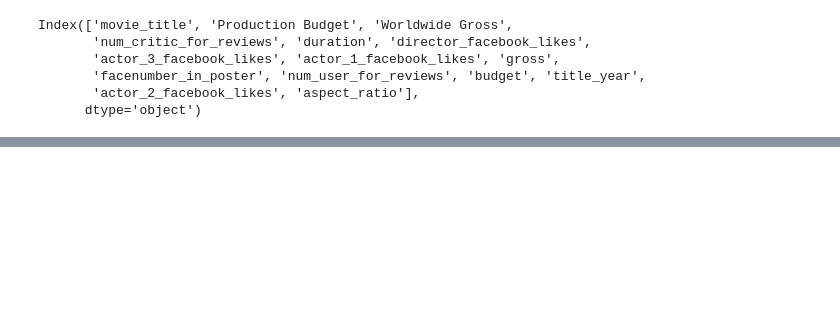
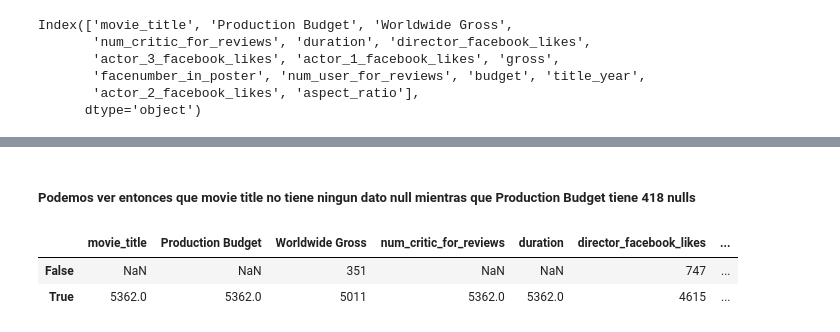
Before and after one commit to WillArevalo/Curso-de-Machine-Learning-Aplicado-con-Python, a Jupyter notebook: 11-12-13-14-15 - Cargar los datos necesarios para el proyecto-Inspección de los tipos de datos.ipynb, the cells around one changed output, grey strips where cells are left out. Cells and saved outputs as stored; diff of their text form; code cells hidden in the pictures; blank space fills up the shorter version.

```diff
--- a/11-12-13-14 - Cargar los datos necesarios para el proyecto-Inspección de los tipos de datos.ipynb
+++ b/11-12-13-14-15 - Cargar los datos necesarios para el proyecto-Inspección de los tipos de datos.ipynb
@@ -677,0 +724,8 @@ Index(['movie_title', 'Production Budget', 'Worldwide Gross',
+# %% [markdown]
+##### Podemos ver entonces que movie title no tiene ningun dato null mientras que Production Budget tiene 418 nulls
+# %%
+(movies_v2 != 0).apply(pd.Series.value_counts)
+# %% [output]
+|  | movie_title | Production Budget | Worldwide Gross | num_critic_for_reviews | duration | director_facebook_likes | ... |
+| False | NaN | NaN | 351 | NaN | NaN | 747 | ... |
+| True | 5362.0 | 5362.0 | 5011 | 5362.0 | 5362.0 | 4615 | ... |
```
Also changed, not shown: parts of 15 cells of this notebook.
